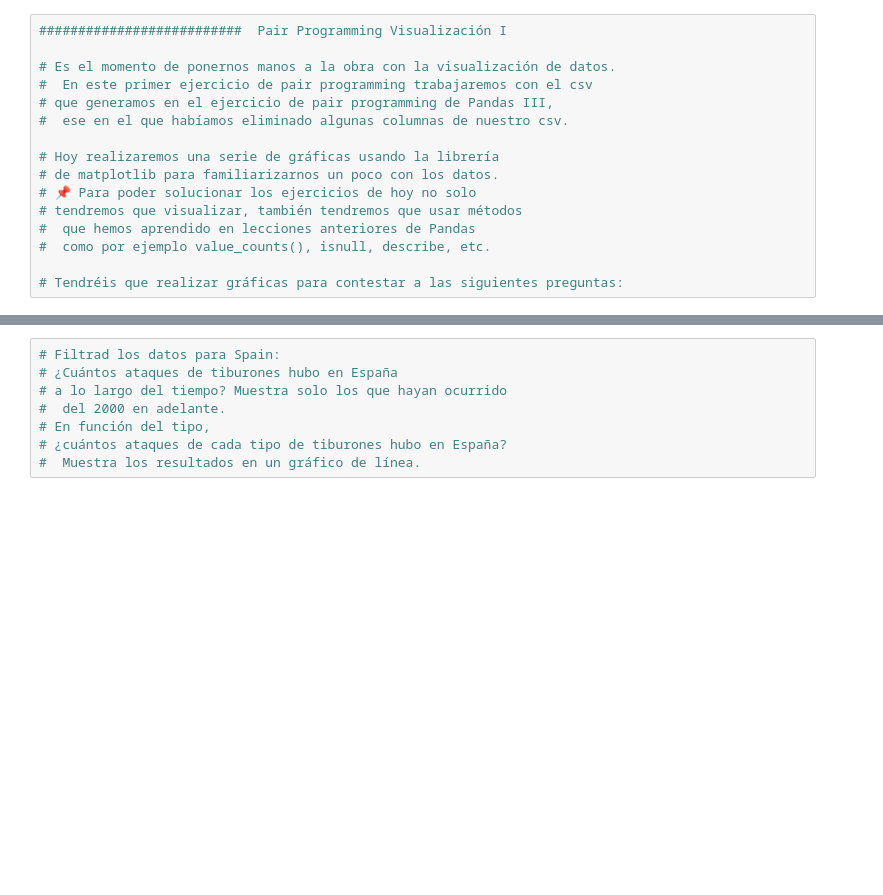
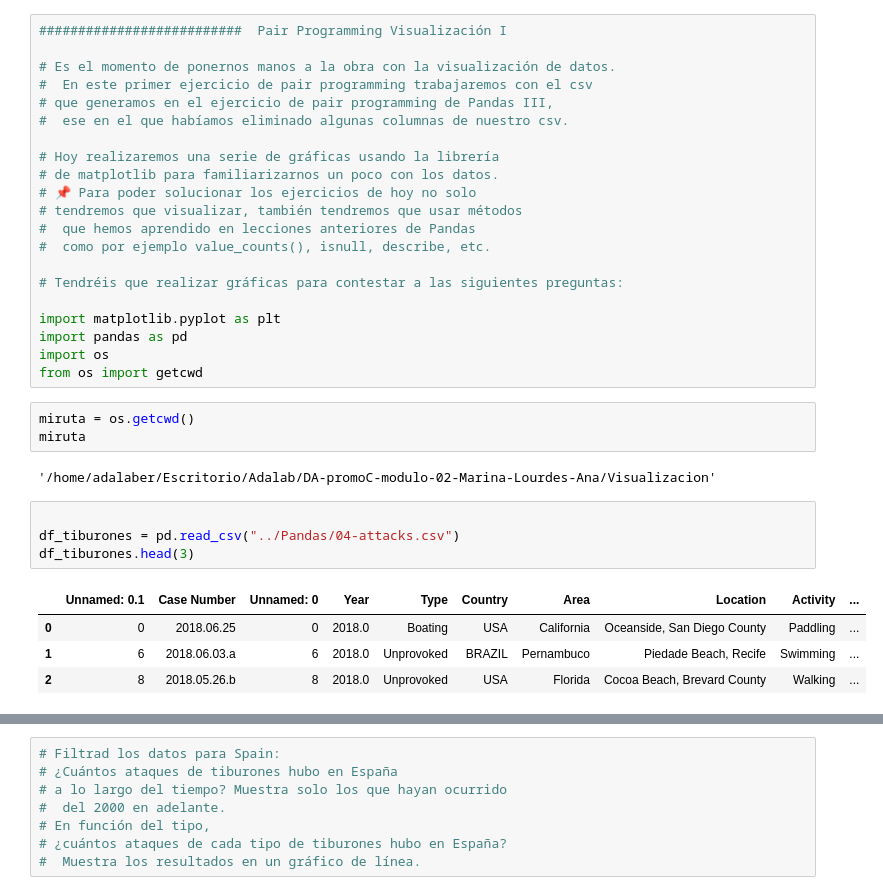
Before and after one commit to Adalab/DA-promoC-modulo-02-Marina-Lourdes-Ana, a Jupyter notebook: Visualizacion/01-Visualizacion_1.ipynb, the cells around one changed output, grey strips where cells are left out. Drawn from its saved outputs; the diff is of its cells as text; blank space fills up the shorter version.

```diff
--- a/Visualizacion/01-Visualizacion_1.ipynb
+++ b/Visualizacion/01-Visualizacion_1.ipynb
@@ -14,5 +14,24 @@
 #  como por ejemplo value_counts(), isnull, describe, etc.
 
 # Tendréis que realizar gráficas para contestar a las siguientes preguntas:
+
+import matplotlib.pyplot as plt
+import pandas as pd
+import os
+from os import getcwd
+# %%
+miruta = os.getcwd()
+miruta
+# %% [output]
+'/home/adalaber/Escritorio/Adalab/DA-promoC-modulo-02-Marina-Lourdes-Ana/Visualizacion'
+# %%
+
+df_tiburones = pd.read_csv("../Pandas/04-attacks.csv")
+df_tiburones.head(3)
+# %% [output]
+|  | Unnamed: 0.1 | Case Number | Unnamed: 0 | Year | Type | Country | Area | Location | Activity | ... |
+| 0 | 0 | 2018.06.25 | 0 | 2018.0 | Boating | USA | California | Oceanside, San Diego County | Paddling | ... |
+| 1 | 6 | 2018.06.03.a | 6 | 2018.0 | Unprovoked | BRAZIL | Pernambuco | Piedade Beach, Recife | Swimming | ... |
+| 2 | 8 | 2018.05.26.b | 8 | 2018.0 | Unprovoked | USA | Florida | Cocoa Beach, Brevard County | Walking | ... |
 # %%
 # ¿Cuál es la frecuencia de cada una de las categorías de la columna sex?
```
Also changed, not shown: parts of 10 cells of this notebook.
